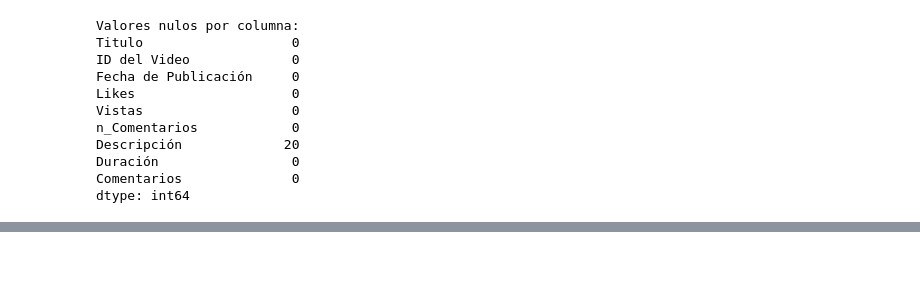
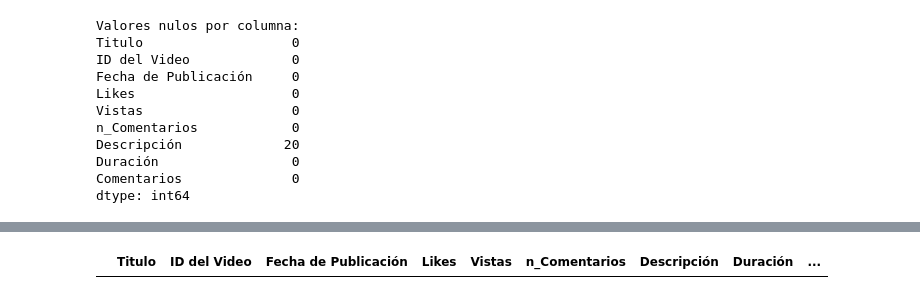
Before and after one commit to davidsosaolea/youtube, a Jupyter notebook: NSTV.ipynb, the cells around one changed output, grey strips where cells are left out. Saved outputs shown, nothing was run; the diff lists cells and outputs as text; code cells hidden in the pictures; blank space fills up the shorter version.

```diff
--- a/NSTV.ipynb
+++ b/NSTV.ipynb
@@ -87,0 +171,12 @@ Index(['Titulo', 'ID del Video', 'Fecha de Publicación', 'Likes', 'Vistas',
+# %%
+# Reemplazar los valores None en 'Programa' con los valores de 'Titulo'
+df['Programa'] = df['Programa'].fillna(df['Titulo'])
+# %%
+import unidecode
+
+# Aplicar la función unidecode para quitar las tildes de los valores en la columna 'Programa'
+df['Programa'] = df['Programa'].apply(lambda x: unidecode.unidecode(x) if isinstance(x, str) else x)
+# %%
+# Reemplazar los valores 'PDH' por 'PALABRA DE HINCHA' en la columna 'Programa'
+df['Programa'] = df['Programa'].replace('PDH', 'PALABRA DE HINCHA')
+df['Programa'] = df['Programa'].replace('SQC', 'SOLO QUEREMOS CONVERSAR')
@@ -88 +207,5 @@ Index(['Titulo', 'ID del Video', 'Fecha de Publicación', 'Likes', 'Vistas',
+# %%
+df[df.isna().any(axis=1)]
+# %% [output]
+|  | Titulo | ID del Video | Fecha de Publicación | Likes | Vistas | n_Comentarios | Descripción | Duración | ... |
 # %%
```
Also changed, not shown: parts of 11 cells of this notebook.
